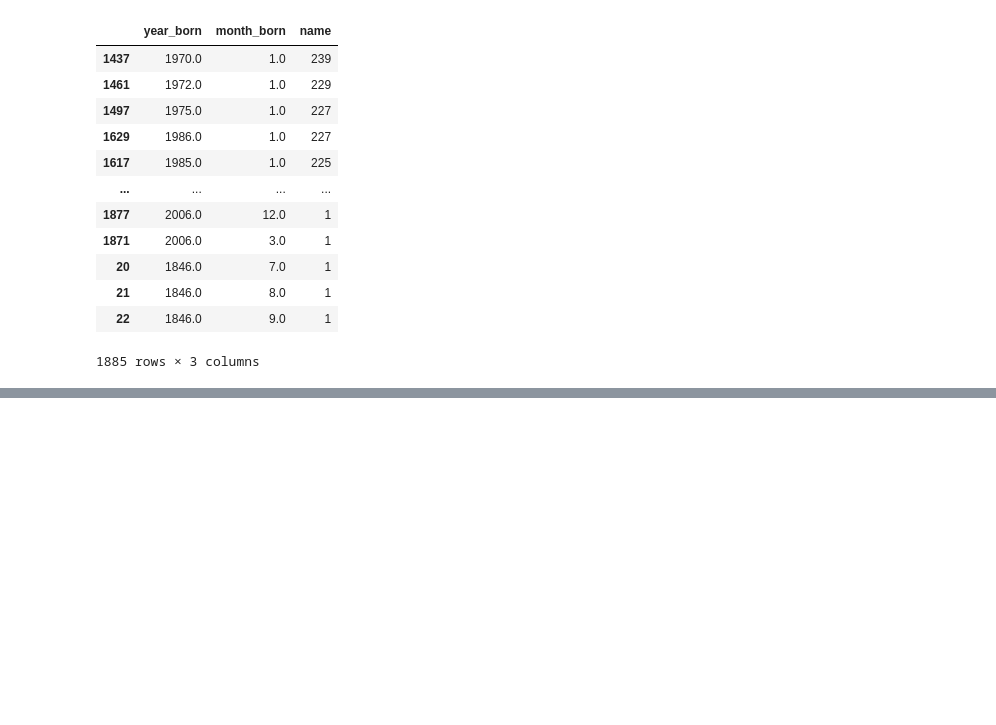
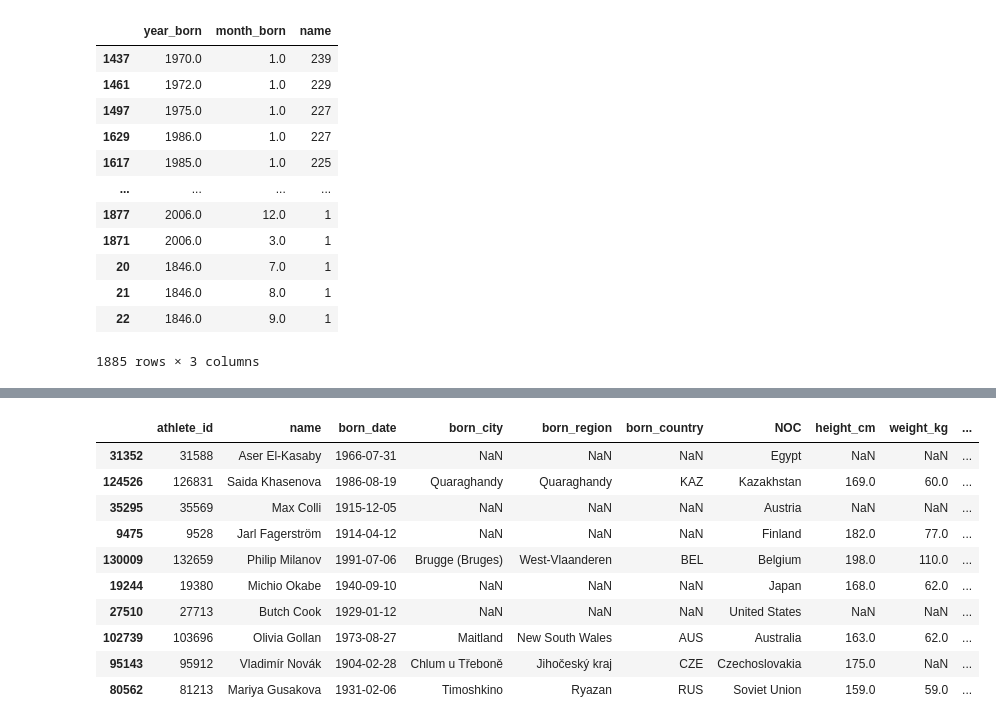
Before and after one commit to krasigarev/Pandas_tutorial, a Jupyter notebook: first_file.ipynb, the cells around one changed output, grey strips where cells are left out. Cells and saved outputs as stored; diff of their text form; code cells hidden in the pictures; blank space fills up the shorter version.

```diff
--- a/first_file.ipynb
+++ b/first_file.ipynb
@@ -1505,0 +1576,14 @@ bios.groupby([bios['year_born'], bios['month_born']])['name'].count().reset_inde
+# %%
+bios.sort_values(['height_rank']).sample(10)
+# %% [output]
+|  | athlete_id | name | born_date | born_city | born_region | born_country | NOC | height_cm | weight_kg | ... |
+| 31352 | 31588 | Aser El-Kasaby | 1966-07-31 | NaN | NaN | NaN | Egypt | NaN | NaN | ... |
+| 124526 | 126831 | Saida Khasenova | 1986-08-19 | Quaraghandy | Quaraghandy | KAZ | Kazakhstan | 169.0 | 60.0 | ... |
+| 35295 | 35569 | Max Colli | 1915-12-05 | NaN | NaN | NaN | Austria | NaN | NaN | ... |
+| 9475 | 9528 | Jarl Fagerström | 1914-04-12 | NaN | NaN | NaN | Finland | 182.0 | 77.0 | ... |
+| 130009 | 132659 | Philip Milanov | 1991-07-06 | Brugge (Bruges) | West-Vlaanderen | BEL | Belgium | 198.0 | 110.0 | ... |
+| 19244 | 19380 | Michio Okabe | 1940-09-10 | NaN | NaN | NaN | Japan | 168.0 | 62.0 | ... |
+| 27510 | 27713 | Butch Cook | 1929-01-12 | NaN | NaN | NaN | United States | NaN | NaN | ... |
+| 102739 | 103696 | Olivia Gollan | 1973-08-27 | Maitland | New South Wales | AUS | Australia | 163.0 | 62.0 | ... |
+| 95143 | 95912 | Vladimír Novák | 1904-02-28 | Chlum u Třeboně | Jihočeský kraj | CZE | Czechoslovakia | 175.0 | NaN | ... |
+| 80562 | 81213 | Mariya Gusakova | 1931-02-06 | Timoshkino | Ryazan | RUS | Soviet Union | 159.0 | 59.0 | ... |
```
Also changed, not shown: parts of 22 cells of this notebook.
